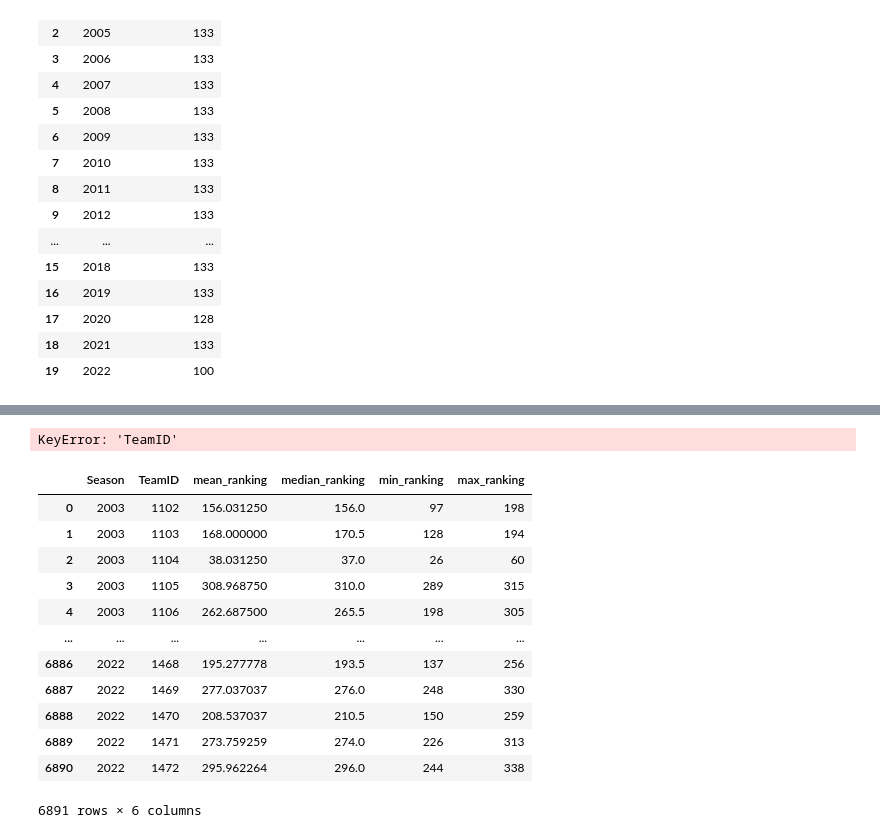
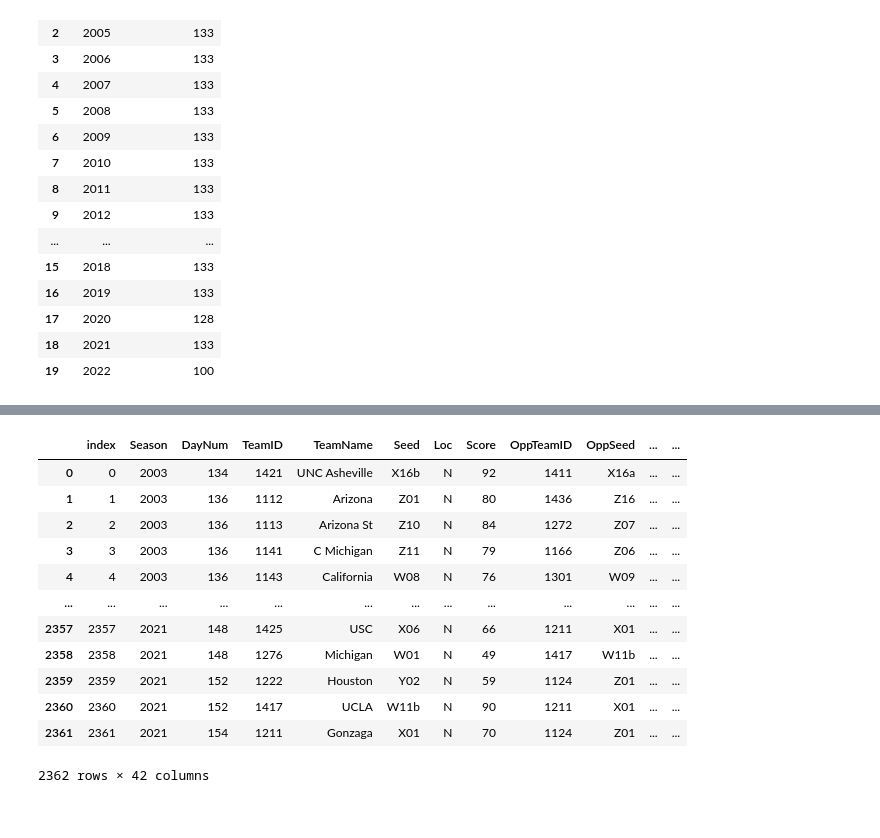
Before and after one commit to aruther11/march_madness_comp, a Jupyter notebook: exploration/eda_detailed.ipynb, the cells around one changed output, grey strips where cells are left out. Cells and saved outputs as stored; diff of their text form; code cells hidden in the pictures.

Commit message:
merge results with team and season features

```diff
--- a/exploration/eda_detailed.ipynb
+++ b/exploration/eda_detailed.ipynb
@@ -508,20 +646,2 @@ last_rankings_by_team_and_season_agg_df
 # %%
-team_season_stats_agg_df.merge(last_rankings_by_team_and_season_agg_df, how = 'left', on = ['Season','TeamID'])
+team_season_stats_agg_with_rankings_df = team_season_stats_agg_df.merge(last_rankings_by_team_and_season_agg_df, how = 'left', on = ['Season','TeamID'])
-# %% [output]
-KeyError: 'TeamID'
-# %%
-last_rankings_by_team_and_season_agg_df
-# %% [output]
-|  | Season | TeamID | mean_ranking | median_ranking | min_ranking | max_ranking |
-| 0 | 2003 | 1102 | 156.031250 | 156.0 | 97 | 198 |
-| 1 | 2003 | 1103 | 168.000000 | 170.5 | 128 | 194 |
-| 2 | 2003 | 1104 | 38.031250 | 37.0 | 26 | 60 |
-| 3 | 2003 | 1105 | 308.968750 | 310.0 | 289 | 315 |
-| 4 | 2003 | 1106 | 262.687500 | 265.5 | 198 | 305 |
-| ... | ... | ... | ... | ... | ... | ... |
-| 6886 | 2022 | 1468 | 195.277778 | 193.5 | 137 | 256 |
-| 6887 | 2022 | 1469 | 277.037037 | 276.0 | 248 | 330 |
-| 6888 | 2022 | 1470 | 208.537037 | 210.5 | 150 | 259 |
-| 6889 | 2022 | 1471 | 273.759259 | 274.0 | 226 | 313 |
-| 6890 | 2022 | 1472 | 295.962264 | 296.0 | 244 | 338 |
-6891 rows × 6 columns
@@ -527,0 +652,16 @@ last_rankings_by_team_and_season_agg_df
+# %%
+tourney_results_by_team_with_seeds_df
+# %% [output]
+|  | index | Season | DayNum | TeamID | TeamName | Seed | Loc | Score | OppTeamID | OppSeed | ... | ... |
+| 0 | 0 | 2003 | 134 | 1421 | UNC Asheville | X16b | N | 92 | 1411 | X16a | ... | ... |
+| 1 | 1 | 2003 | 136 | 1112 | Arizona | Z01 | N | 80 | 1436 | Z16 | ... | ... |
+| 2 | 2 | 2003 | 136 | 1113 | Arizona St | Z10 | N | 84 | 1272 | Z07 | ... | ... |
+| 3 | 3 | 2003 | 136 | 1141 | C Michigan | Z11 | N | 79 | 1166 | Z06 | ... | ... |
+| 4 | 4 | 2003 | 136 | 1143 | California | W08 | N | 76 | 1301 | W09 | ... | ... |
+| ... | ... | ... | ... | ... | ... | ... | ... | ... | ... | ... | ... | ... |
+| 2357 | 2357 | 2021 | 148 | 1425 | USC | X06 | N | 66 | 1211 | X01 | ... | ... |
+| 2358 | 2358 | 2021 | 148 | 1276 | Michigan | W01 | N | 49 | 1417 | W11b | ... | ... |
+| 2359 | 2359 | 2021 | 152 | 1222 | Houston | Y02 | N | 59 | 1124 | Z01 | ... | ... |
+| 2360 | 2360 | 2021 | 152 | 1417 | UCLA | W11b | N | 90 | 1211 | X01 | ... | ... |
+| 2361 | 2361 | 2021 | 154 | 1211 | Gonzaga | X01 | N | 70 | 1124 | Z01 | ... | ... |
+2362 rows × 42 columns
```
Also changed, not shown: parts of 15 cells of this notebook.
